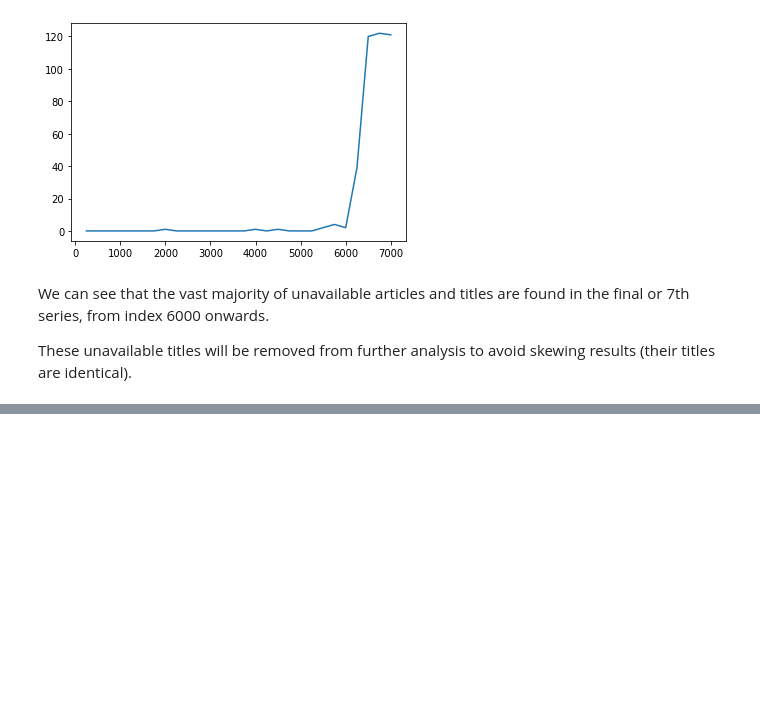
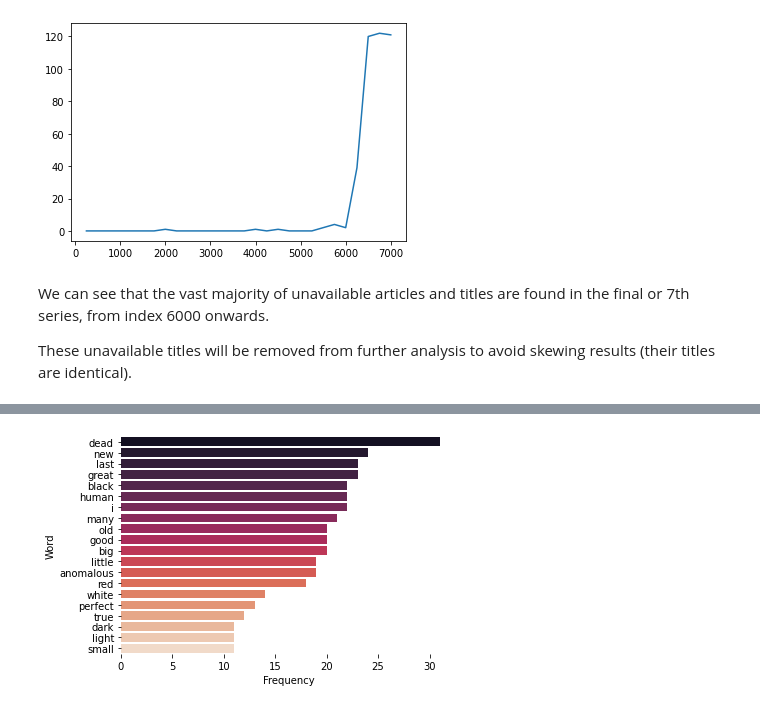
Before and after one commit to CZboop/SCP-Scraping-and-Analysis, a Jupyter notebook: SCPAnalysis.ipynb, the cells around one changed output, grey strips where cells are left out. Saved outputs shown, nothing was run; the diff lists cells and outputs as text; code cells hidden in the pictures; blank space fills up the shorter version.

```diff
--- a/SCPAnalysis.ipynb
+++ b/SCPAnalysis.ipynb
@@ -150,0 +147,4 @@ plot_most_common(get_most_common(titles_nostopwords_single_str))
+# %%
+plot_most_common(get_most_common(adjectives_as_str))
+# %% [output]
+[figure, added]
```
Also changed, not shown: parts of 21 cells of this notebook.
